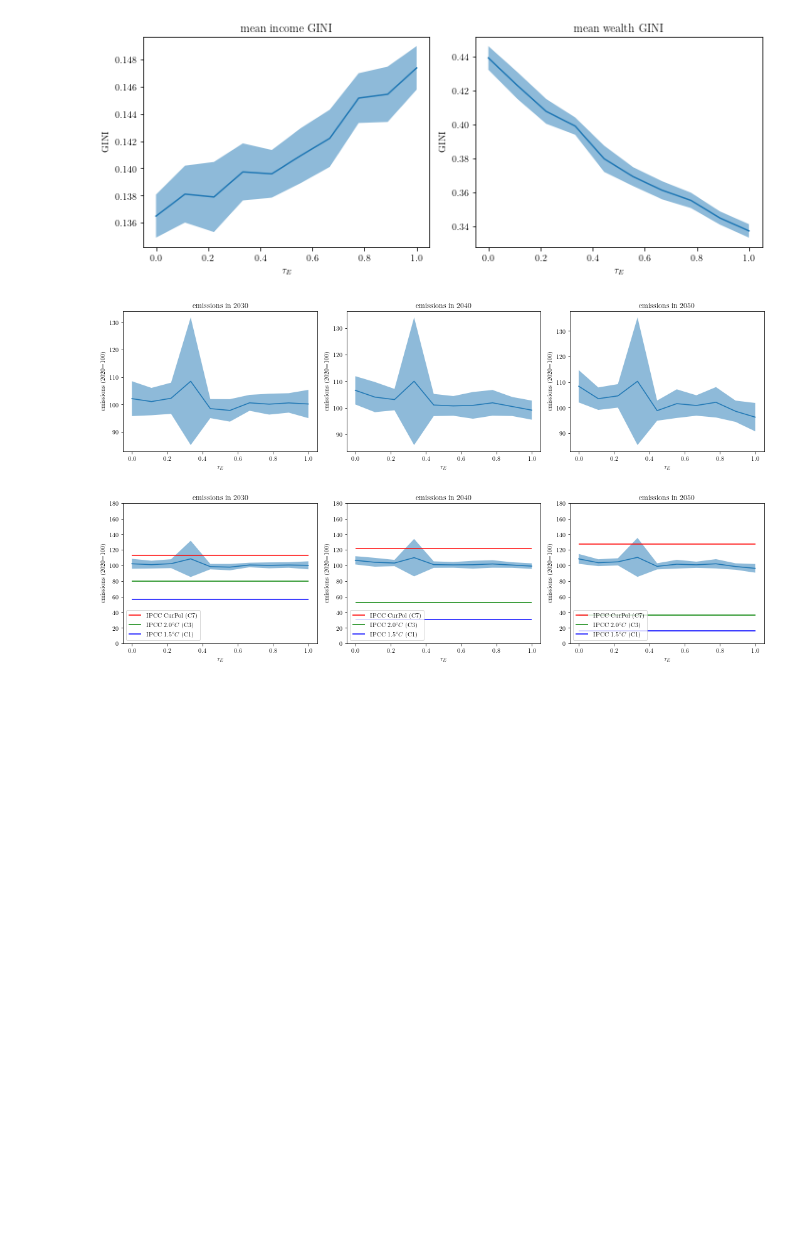
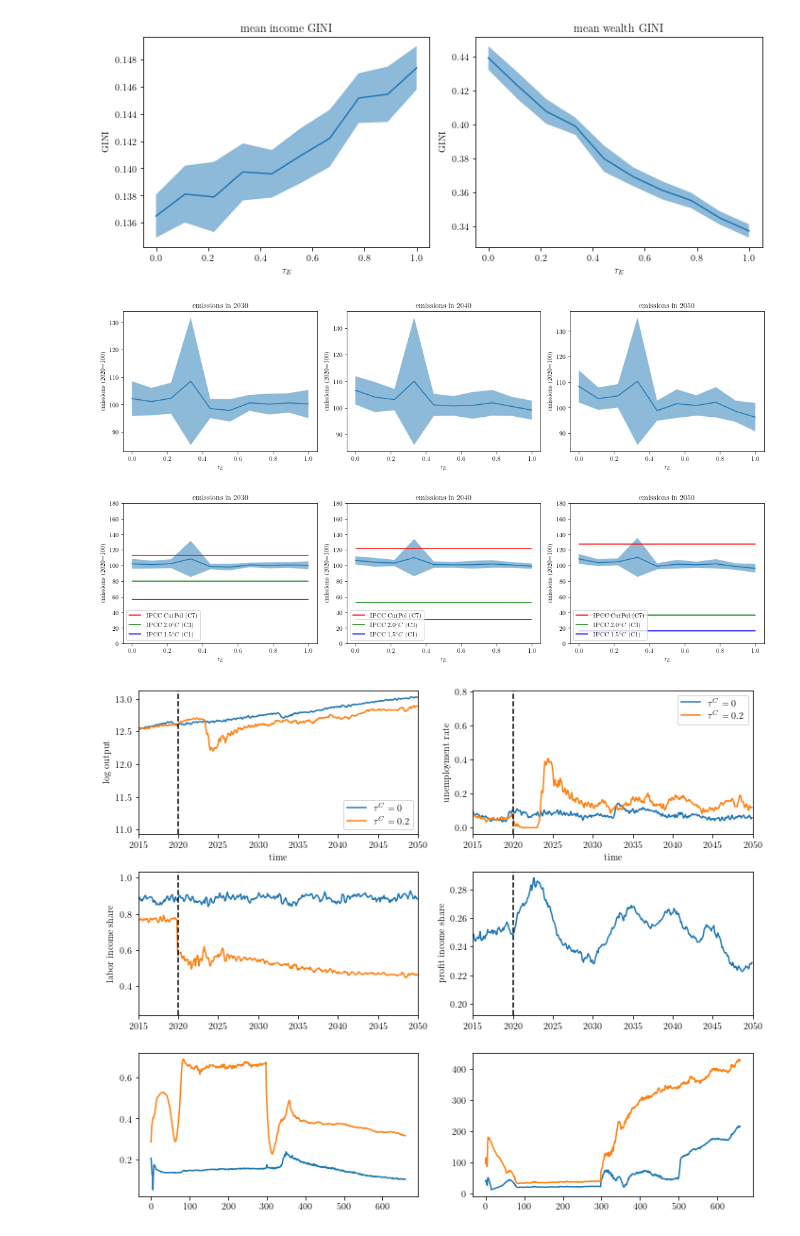
Before and after one commit to Tarsatir/Capsule_Climate, a Jupyter notebook: plotting/plot_ofatexp.ipynb, the cells around one changed output. Cells and saved outputs as stored; diff of their text form; code cells hidden in the pictures; blank space fills up the shorter version.

```diff
--- a/plotting/plot_ofatexp.ipynb
+++ b/plotting/plot_ofatexp.ipynb
@@ -241,3 +241,57 @@ n_plot_hlines(
 )
 # %% [output]
 [figure]
+# %%
+df_tax = pd.read_csv('../results/result_data/first_c.csv')
+df_notax = pd.read_csv('../results/result_data/first_n.csv')
+
+fig, [[ax1, ax2], [ax3, ax4], [ax5, ax6]] = plt.subplots(3, 2, figsize=(10,8))
+
+ax1.plot(np.log(df_notax.total_Q_cp + df_notax.total_Q_kp), label='$\\tau^C=0$')
+ax1.plot(np.log(df_tax.total_Q_cp + df_tax.total_Q_kp), label='$\\tau^C=0.2$')
+ax1.set_xlim(240,660)
+ax1.set_xticks(np.arange(240, 661, 60), np.arange(2015, 2051, 5))
+ax1.set_xlabel('time')
+ax1.axvline(300, c='black', linestyle='dashed')
+ax1.set_ylabel('log output')
+ax1.legend()
+
+ax2.plot(df_notax.UR, label='$\\tau^C=0$')
+ax2.plot(df_tax.UR, label='$\\tau^C=0.2$')
+ax2.axvline(300, c='black', linestyle='dashed')
+ax2.set_xticks(np.arange(240, 661, 60), np.arange(2015, 2051, 5))
+ax2.set_xlim(240,660)
+ax2.set_ylabel('unemployment rate')
+ax2.set_xlabel('time')
+ax2.legend()
+
+# ax3.plot(df_notax.gini_W)
+# ax3.plot(df_tax.gini_W)
+# ax3.plot(df_notax.gini_I)
+# ax3.plot(df_tax.gini_I)
+ax3.plot(df_notax.LIS)
+ax3.plot(df_tax.LIS)
+ax3.set_xticks(np.arange(240, 661, 60), np.arange(2015, 2051, 5))
+ax3.axvline(300, c='black', linestyle='dashed')
+ax3.set_ylabel('labor income share')
+ax3.set_xlim(240,660)
+
+
+# ax4.plot((df_notax.GDP_cp + df_notax.GDP_kp) / df_notax.GDP)
+# ax4.plot((df_tax.GDP_cp + df_tax.GDP_kp) / df_tax.GDP)
+ax4.plot(df_tax.mu_cp)
+ax4.set_xticks(np.arange(240, 661, 60), np.arange(2015, 2051, 5))
+ax4.axvline(300, c='black', linestyle='dashed')
+ax4.set_ylabel('profit income share')
+ax4.set_xlim(240,660)
+
+ax5.plot(df_tax.gini_I)
+ax5.plot(df_tax.gini_W)
+
+ax6.plot(df_tax.W_20 / df_tax.p_avg_cp)
+ax6.plot(df_tax.W_80 / df_tax.p_avg_cp)
+
+plt.tight_layout()
+plt.show()
+# %% [output]
+[figure, added]
```
Also changed, not shown: parts of 7 cells of this notebook, 16 other files.
